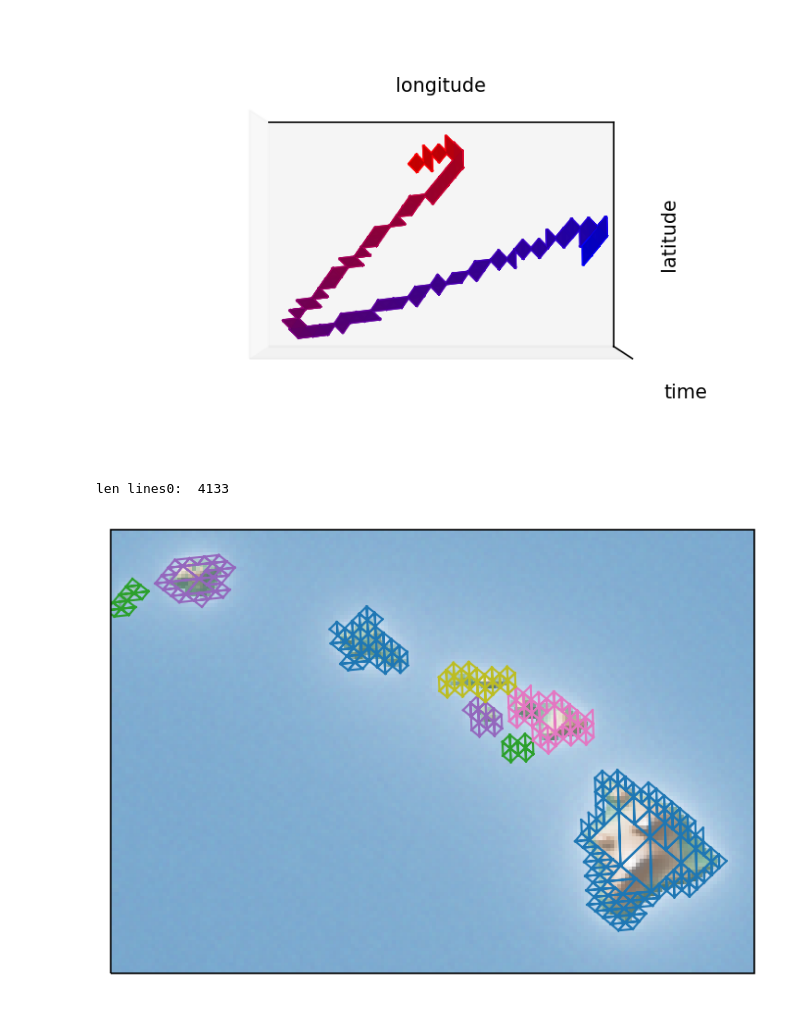
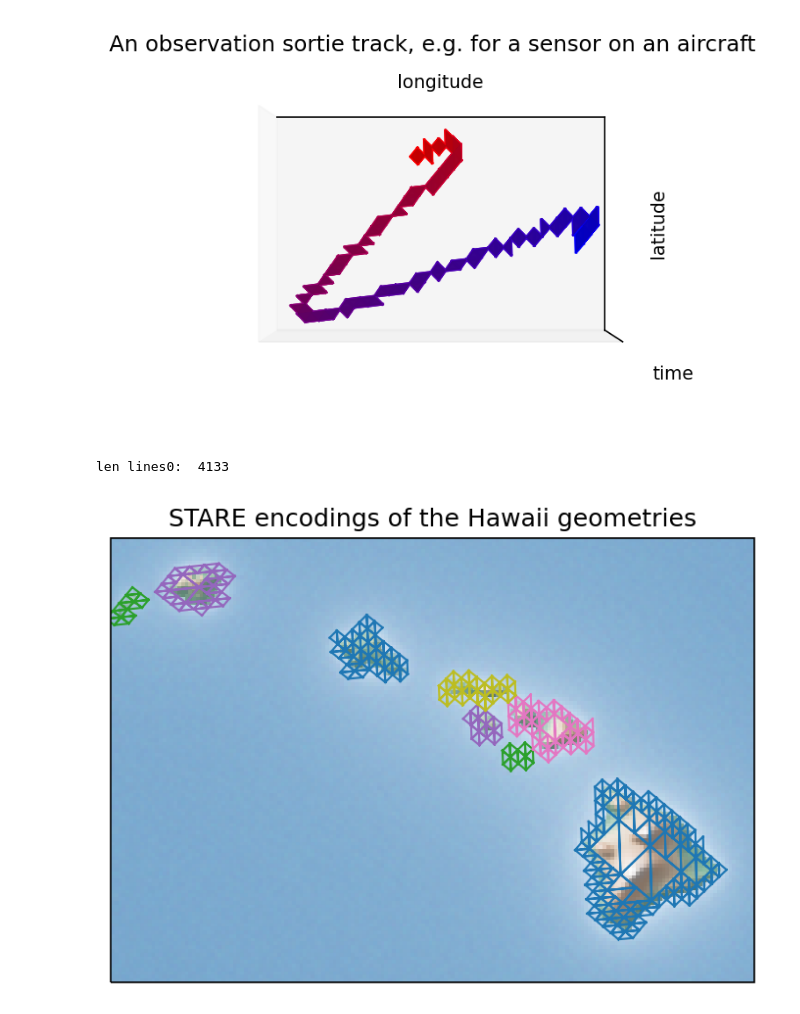
Before and after one commit to SpatioTemporal/hello_plot, a Jupyter notebook: examples/08-Pystareplotlib-1.ipynb, the cells around one changed output. Drawn from its saved outputs; the diff is of its cells as text; code cells hidden in the pictures.

```diff
--- a/examples/08-Pystareplotlib-1.ipynb
+++ b/examples/08-Pystareplotlib-1.ipynb
@@ -326,42 +318,3 @@ lats  = numpy.zeros([n],dtype=numpy.double)
 for i in range(int(n)):
     lons[i] = (-157.0 + math.cos(math.pi*(i+n/4)/n)*2*math.sin(1.5*math.pi*(i)/n))
     lats[i] = (  20   + math.sin(math.pi*(i+n/4)/n)*math.cos(1.5*math.pi*(i)/n))
-# %%
-usr_figax = FigAxContainer((plt.figure(),plt.axes(projection='3d')))
-
-
-if True:
-    spatial_increment = pystare.spatial_increment_from_level(spatial_id[0] & 31 )
-    if True:
-        siv = spatial_id[0]-spatial_increment
-        sp = stare_prism(siv=siv
-                         ,tiv=numpy.array([0x1f484ade232b1b6d],dtype=numpy.int64)
-                         ,color=mpl.colors.rgb2hex([0,0,1])
-                         # ,color=mpl.colors.rgb2hex([0.5,0.5,0.5])
-                         #,tiv_mock=numpy.array([0.2,0.7,0.9,1.5])
-                        )
-
-        end_faces_plot = [False]*6
-        end_faces_plot[0]=True
-        end_faces_plot[5]=True
-
-        sp.plot1_simple(
-            usr_figax
-            ,alpha=0.9
-            ,prism_edge_color='k'
-            ,end_faces_plot=end_faces_plot
-        )
-
-#usr_figax.ax.axes.set_zlim3d(bottom=0.0,top=1.0)
-
-usr_figax.ax.get_xaxis().set_ticks([])
-usr_figax.ax.set_xlabel('longitude')
-
-usr_figax.ax.get_yaxis().set_ticks([])
-usr_figax.ax.set_ylabel('latitude')
-
-usr_figax.ax.get_zaxis().set_ticks([])
-usr_figax.ax.set_zlabel('time')
-
-plt.show()
-del usr_figax
@@ -377,6 +331,7 @@ tivs = pystare.set_forward_resolution(tivs,numpy.full(tivs.shape,fill_value=40,d
 color_scale = 1.0 / len(sivs)
 colors = [ mpl.colors.rgb2hex([(len(tivs)-i)*color_scale,0,i*color_scale]) for i in range(len(tivs)) ]
 # %%
+# Plot the trajectory
 usr_figax = FigAxContainer((plt.figure(),plt.axes(projection='3d')))
 
 if True:
@@ -397,32 +352,34 @@ if True:
             end_faces_plot = [False]*6
             end_faces_plot[0]=True
             end_faces_plot[5]=True
 
             sp.plot1_simple(
                 usr_figax
                 ,alpha=0.9
                 ,prism_edge_color=colors[i]
                 ,end_faces_plot=end_faces_plot
             )
 
 # add_coastlines(usr_figax,set_global=True)
 
 usr_figax.ax.view_init(elev=90.,azim=-90)
 # usr_figax.ax.set_top_view()
 
 #usr_figax.ax.axes.set_zlim3d(bottom=0.0,top=1.0)
 
 usr_figax.ax.get_xaxis().set_ticks([])
 usr_figax.ax.set_xlabel('longitude')
 
 usr_figax.ax.get_yaxis().set_ticks([])
 usr_figax.ax.set_ylabel('latitude')
 
 usr_figax.ax.get_zaxis().set_ticks([])
 usr_figax.ax.set_zlabel('time')
 
+plt.title('An observation sortie track, e.g. for a sensor on an aircraft')
+
 plt.show()
 del usr_figax
 # %% [output]
-[figure, old version]
+[figure, new version]
 # %%
@@ -440,7 +398,7 @@ else:
 # %% [output]
 len lines0:  4133
 # %%
-# Make covers from shapely polygons using non-convex hulls
+# Make covers from shapely polygons using non-convex hulls. Graph with overlay of Plate Carree image.
 
 import shapely
 import starepandas
@@ -485,8 +443,9 @@ for k in range(len(lines)):
 
 figax.ax.set_extent(numpy.array([-160.3, 18.5, -154.5, 22.5])[[0,2,1,3]])
 
+plt.title('STARE encodings of the Hawaii geometries')
 plt.show() # May have to Cell->Current Outputs->Toggle Scrolling to see full figure.
 del figax
 # %% [output]
-[figure, old version]
+[figure, new version]
 # %%
```
Also changed, not shown: parts of 39 cells of this notebook, 1 other file.
